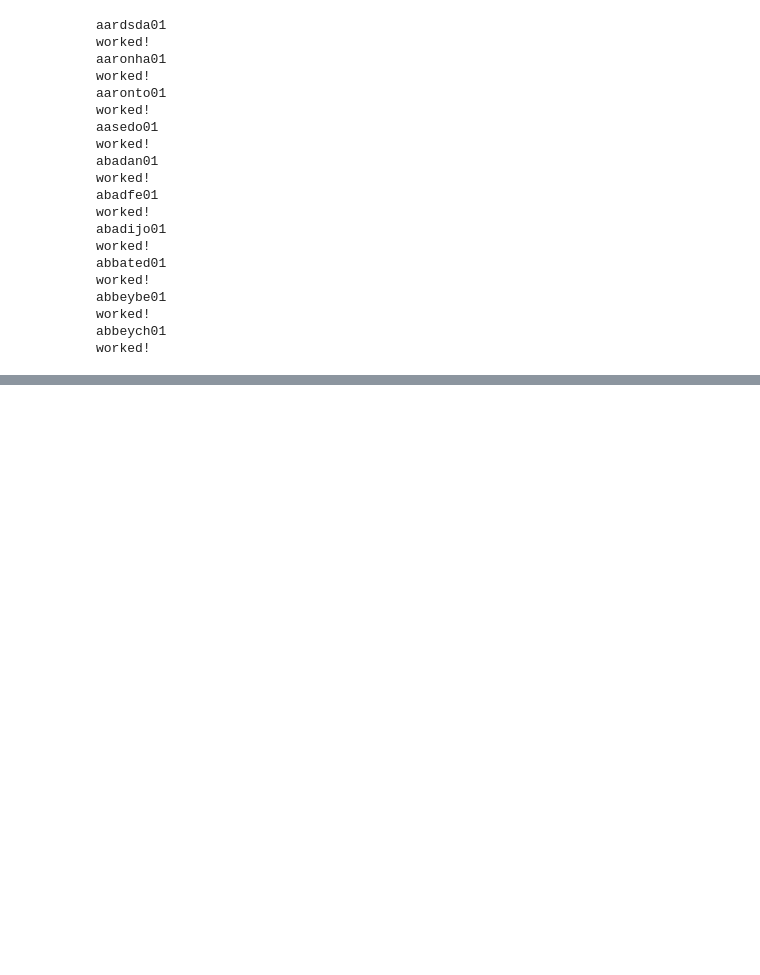
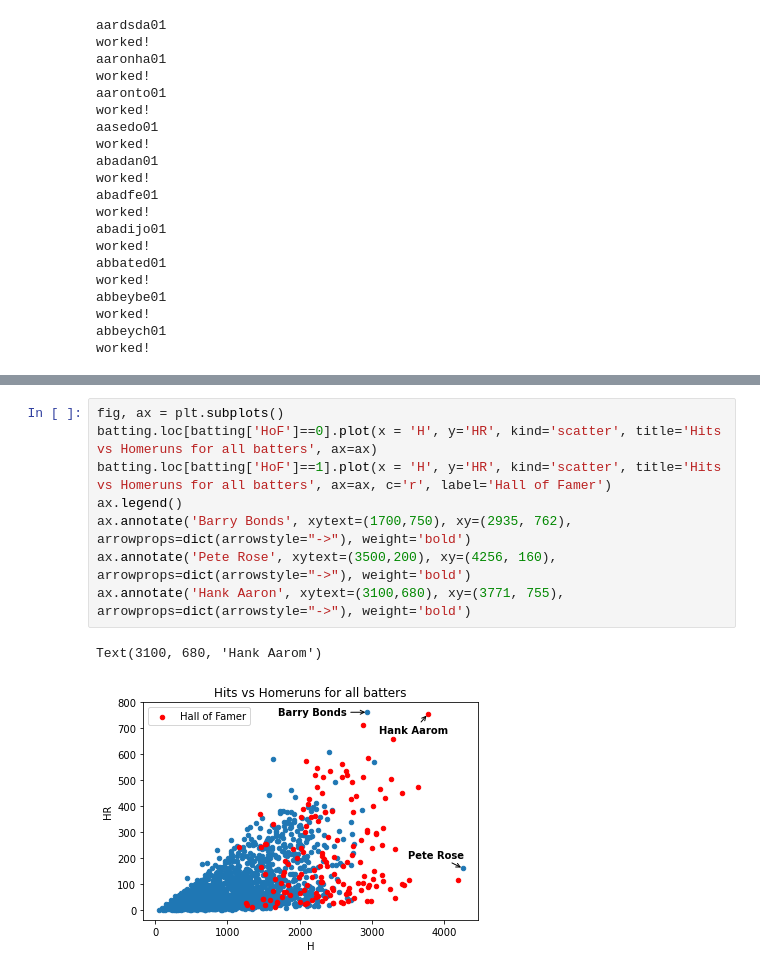
Before and after one commit to ctmurphey/ML-BaseballHoF, a Jupyter notebook: playwithdata.ipynb, the cells around one changed output, grey strips where cells are left out. Saved outputs shown, nothing was run; the diff lists cells and outputs as text; blank space fills up the shorter version.

```diff
--- a/playwithdata.ipynb
+++ b/playwithdata.ipynb
@@ -110,0 +196,11 @@ He won the World Series 1 times
+# %%
+fig, ax = plt.subplots()
+batting.loc[batting['HoF']==0].plot(x = 'H', y='HR', kind='scatter', title='Hits vs Homeruns for all batters', ax=ax)
+batting.loc[batting['HoF']==1].plot(x = 'H', y='HR', kind='scatter', title='Hits vs Homeruns for all batters', ax=ax, c='r', label='Hall of Famer')
+ax.legend()
+ax.annotate('Barry Bonds', xytext=(1700,750), xy=(2935, 762), arrowprops=dict(arrowstyle="->"), weight='bold')
+ax.annotate('Pete Rose', xytext=(3500,200), xy=(4256, 160), arrowprops=dict(arrowstyle="->"), weight='bold')
+ax.annotate('Hank Aaron', xytext=(3100,680), xy=(3771, 755), arrowprops=dict(arrowstyle="->"), weight='bold')
+# %% [output]
+Text(3100, 680, 'Hank Aarom')
+[figure, added]
```
Also changed, not shown: parts of 15 cells of this notebook, 3 other files.
